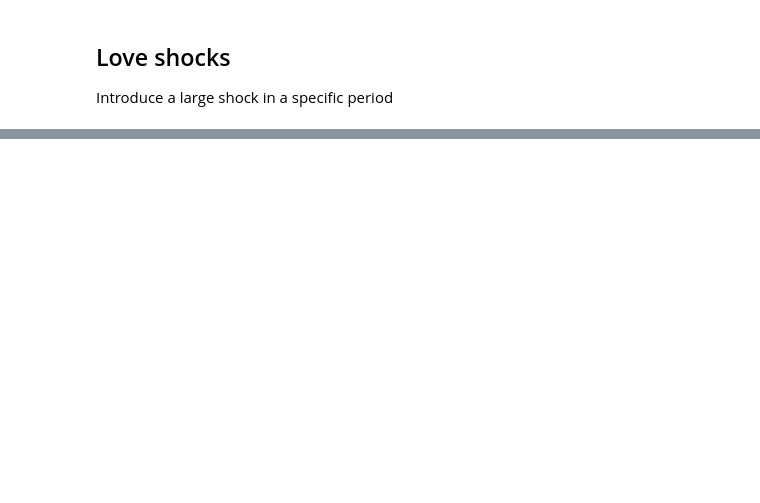
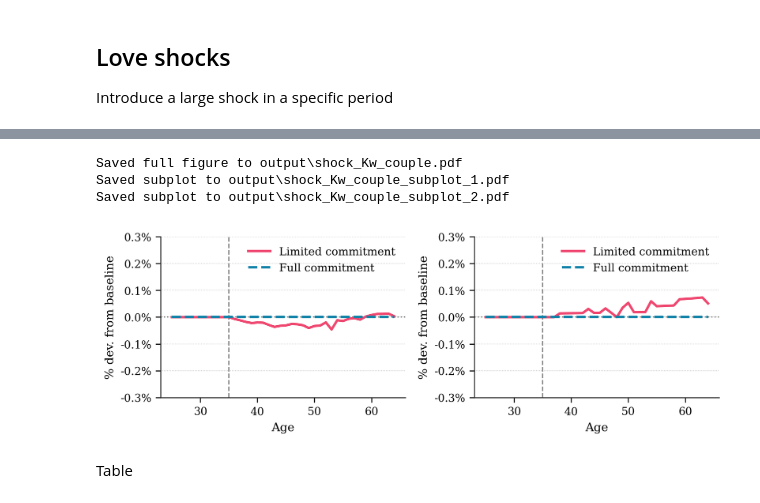
Before and after one commit to ThomasHJorgensen/FastBargaining, a Jupyter notebook: Application/04. Counterfactuals.ipynb, the cells around one changed output, grey strips where cells are left out. Drawn from its saved outputs; the diff is of its cells as text; code cells hidden in the pictures; blank space fills up the shorter version.

```diff
--- a/Application/04. Counterfactuals.ipynb
+++ b/Application/04. Counterfactuals.ipynb
@@ -96,0 +119,22 @@ Introduce a large shock in a specific period
+# %%
+def impulse_response(ax, var, models, title=None, ylim=None):
+
+    ax.axhline(0,color='black',linestyle=':', alpha=0.5, linewidth=1)
+    ax.axvline(age_shock,color='grey',linestyle='--', linewidth=1)
+    ax.set(title=title or var,xlabel='Age',ylabel='% dev. from baseline')
+
+    # limited = np.nanmean(np.where(getattr(models['shock'].sim,'couple') == 1, getattr(models['shock'].sim,var), np.nan), axis=0) / np.nanmean(np.where(getattr(models['baseline'].sim,'couple') == 1, getattr(models['baseline'].sim,var), np.nan), axis=0) - 1.0
+    limited = np.nanmean(getattr(models['shock'].sim,var),axis=0) / np.nanmean(getattr(models['baseline'].sim,var),axis=0) - 1.0
+    age = 25+np.arange(limited.size)
+    ax.plot(age,limited,label='Limited commitment', alpha=1.0)
+
+    full = np.nanmean(getattr(models['shock_full'].sim,var),axis=0) / np.nanmean(getattr(models['baseline_full'].sim,var),axis=0) - 1.0
+    age = 25+np.arange(full.size)
+    ax.plot(age,full,label='Full commitment', alpha=1.0)
+
+    if ylim is not None:
+        ax.set_ylim(ylim)
+
+    # make y axis percent
+    ax.yaxis.set_major_formatter(plt.FuncFormatter(lambda x, p: f'{x*100:.1f}%'))
+    ax.legend()
@@ -140,0 +209,15 @@ for var in ('draw_shock_Kw','Kw','Km','A','C_tot','Cw_priv','Cm_priv','Qw','hw',
+# %%
+fm = FigureManager(path, use_latex=False, cycle_linestyles=True)
+fig, axes = fm.create_figure(1,2,2, horizontal=False)
+impulse_response(axes[0], 'power', models, ylim=(-0.003,0.003))
+impulse_response(axes[1], 'couple', models, ylim=(-0.003,0.003))
+
+fig.tight_layout()
+fm.save_figure(filename="shock_Kw_couple", include_title=False)
+# %% [output]
+Saved full figure to output\shock_Kw_couple.pdf
+Saved subplot to output\shock_Kw_couple_subplot_1.pdf
+Saved subplot to output\shock_Kw_couple_subplot_2.pdf
+[figure, added]
+# %% [markdown]
+Table
```
Also changed, not shown: parts of 26 cells of this notebook, 3 other files.
